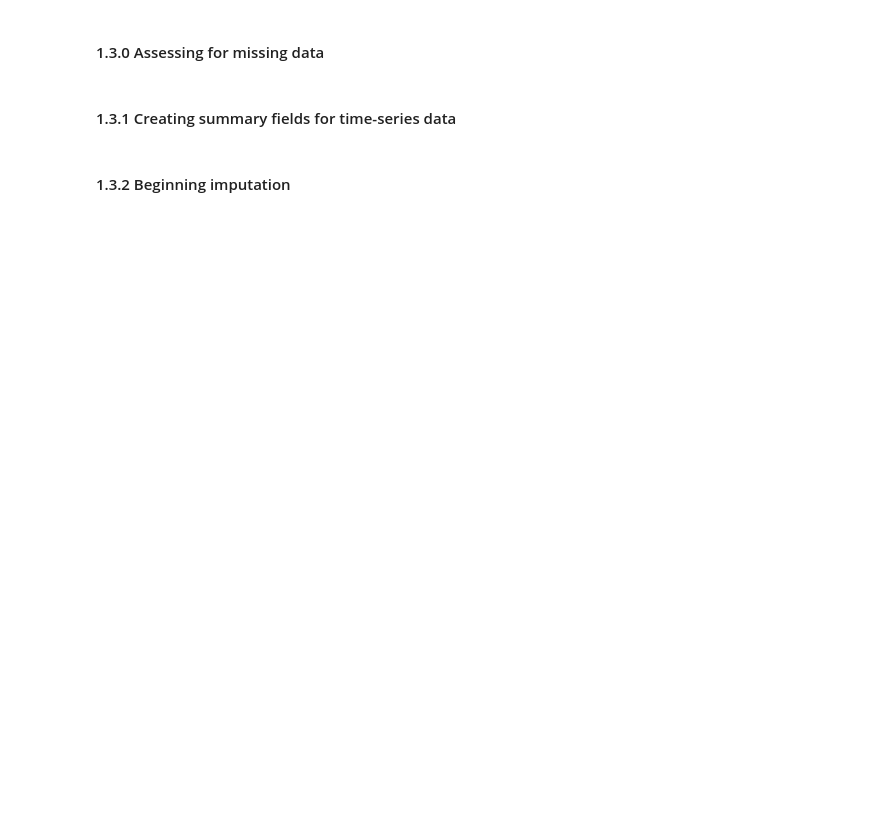
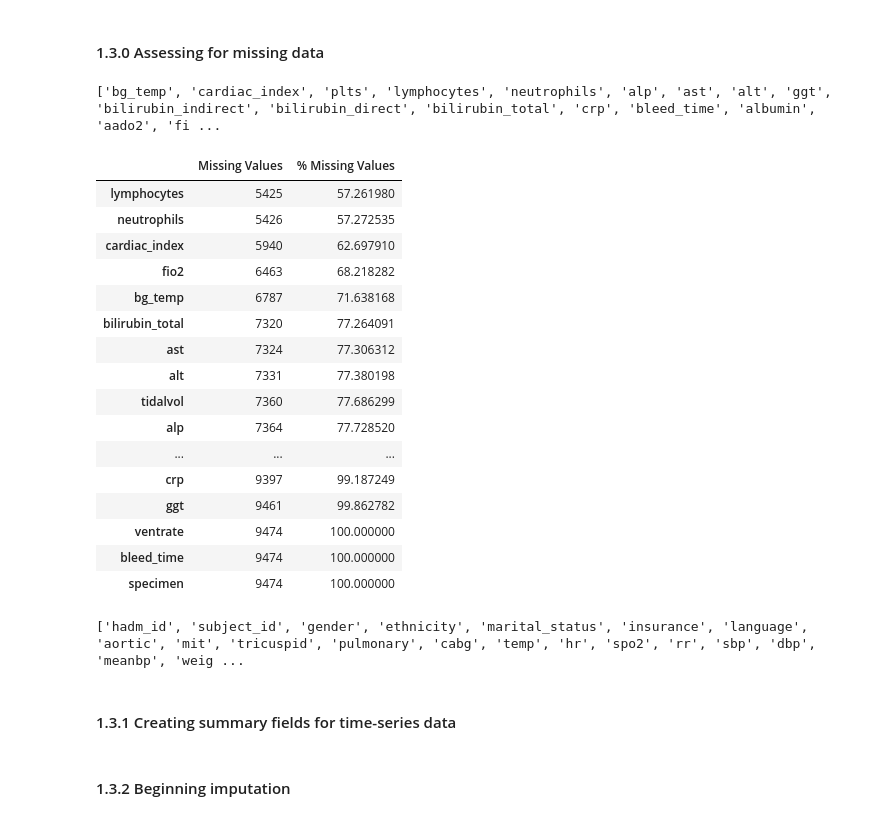
Before and after one commit to marcelchee/trident3, a Jupyter notebook: data_cleaning.ipynb, the cells around one changed output. Cells and saved outputs as stored; diff of their text form; code cells hidden in the pictures; blank space fills up the shorter version.

```diff
--- a/data_cleaning.ipynb
+++ b/data_cleaning.ipynb
@@ -391,7 +529,29 @@ def missing_values_table(df):
 missing_data = missing_values_table(df)
 # %%
 #set limit and get list of variables missing above limit in `missing_cols`
-missing_limit = 20
+missing_limit = 50
 missing_cols = missing_data.loc[missing_data['% Missing Values']>missing_limit].index.tolist()
 print(missing_cols)
-missing_data.loc[missing_data['% Missing Values']>missing_limit]
+missing_data = missing_data.loc[missing_data['% Missing Values']>missing_limit]
+missing_data = missing_data.sort_values(by=['% Missing Values'])
+pd.set_option('display.max_rows', None)
+missing_data
+# %% [output]
+['bg_temp', 'cardiac_index', 'plts', 'lymphocytes', 'neutrophils', 'alp', 'ast', 'alt', 'ggt', 'bilirubin_indirect', 'bilirubin_direct', 'bilirubin_total', 'crp', 'bleed_time', 'albumin', 'aado2', 'fi ...
+|  | Missing Values | % Missing Values |
+| lymphocytes | 5425 | 57.261980 |
+| neutrophils | 5426 | 57.272535 |
+| cardiac_index | 5940 | 62.697910 |
+| fio2 | 6463 | 68.218282 |
+| bg_temp | 6787 | 71.638168 |
+| bilirubin_total | 7320 | 77.264091 |
+| ast | 7324 | 77.306312 |
+| alt | 7331 | 77.380198 |
+| tidalvol | 7360 | 77.686299 |
+| alp | 7364 | 77.728520 |
+| ... | ... | ... |
+| crp | 9397 | 99.187249 |
+| ggt | 9461 | 99.862782 |
+| ventrate | 9474 | 100.000000 |
+| bleed_time | 9474 | 100.000000 |
+| specimen | 9474 | 100.000000 |
@@ -408,3 +562,8 @@ print(list(df.columns))
+# %%
+df = df.drop(axis=1, columns=list(missing_data.index), inplace=False)
+print(list(df.columns))
+# %% [output]
+['hadm_id', 'subject_id', 'gender', 'ethnicity', 'marital_status', 'insurance', 'language', 'aortic', 'mit', 'tricuspid', 'pulmonary', 'cabg', 'temp', 'hr', 'spo2', 'rr', 'sbp', 'dbp', 'meanbp', 'weig ...
 # %%
 # option 2: impute data based on median
 # %%
```
Also changed, not shown: parts of 35 cells of this notebook, 1 other file.
